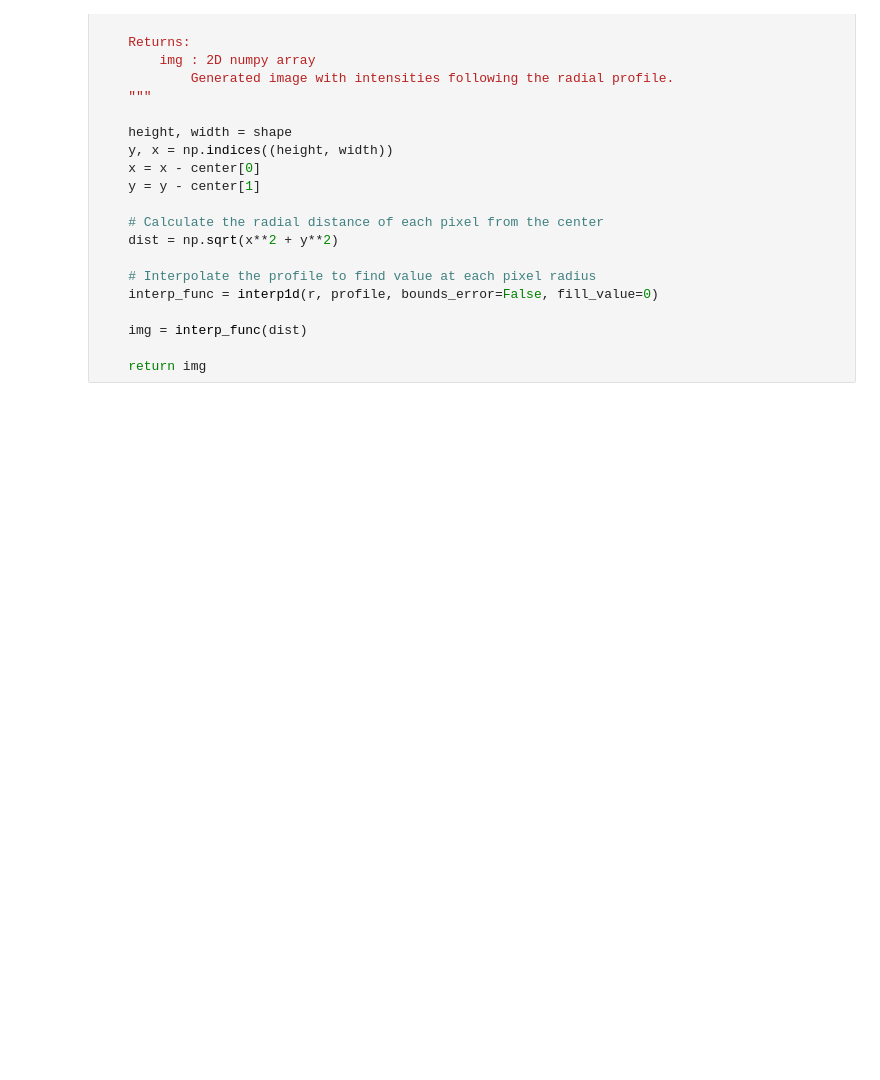
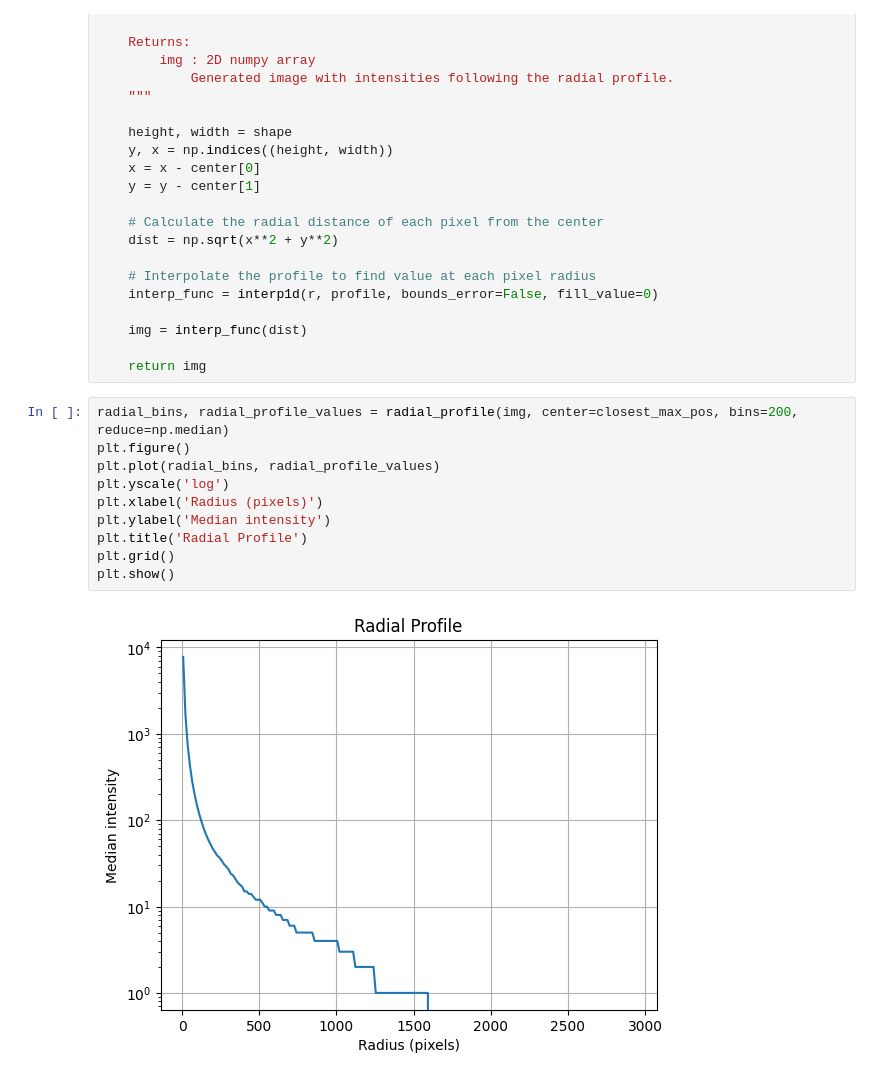
Before and after one commit to EvgenyGorelik/geometric-diffraction-analysis, a Jupyter notebook: notebooks/background_noise_reduction.ipynb, the cells around one changed output. Drawn from its saved outputs; the diff is of its cells as text; blank space fills up the shorter version.

```diff
--- a/notebooks/background_noise_reduction.ipynb
+++ b/notebooks/background_noise_reduction.ipynb
@@ -151,6 +151,18 @@ def create_rotational_image_from_profile(r, profile, shape, center):
     img = interp_func(dist)
 
     return img
+# %%
+radial_bins, radial_profile_values = radial_profile(img, center=closest_max_pos, bins=200, reduce=np.median)
+plt.figure()
+plt.plot(radial_bins, radial_profile_values)
+plt.yscale('log')
+plt.xlabel('Radius (pixels)')
+plt.ylabel('Median intensity')
+plt.title('Radial Profile')
+plt.grid()
+plt.show()
+# %% [output]
+[figure, added]
 # %%
 radial_bins, radial_profile_values = radial_profile(img, center=closest_max_pos, bins=200, reduce=np.median)
 rotational_img = create_rotational_image_from_profile(radial_bins, radial_profile_values, img.shape, closest_max_pos)
```
Also changed, not shown: parts of 4 cells of this notebook.
